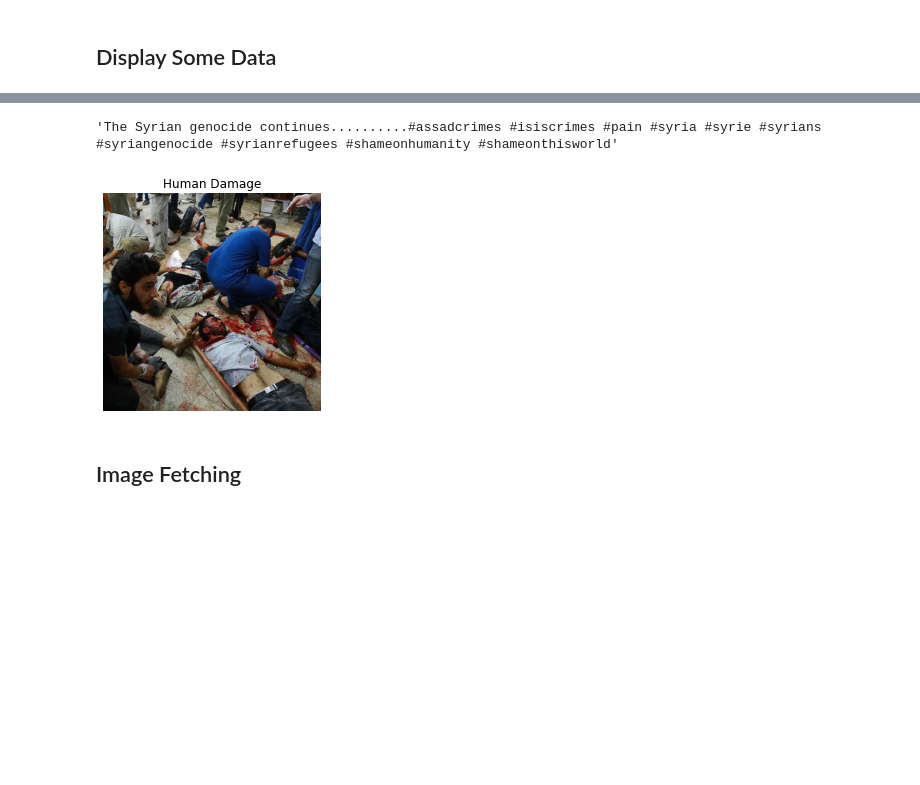
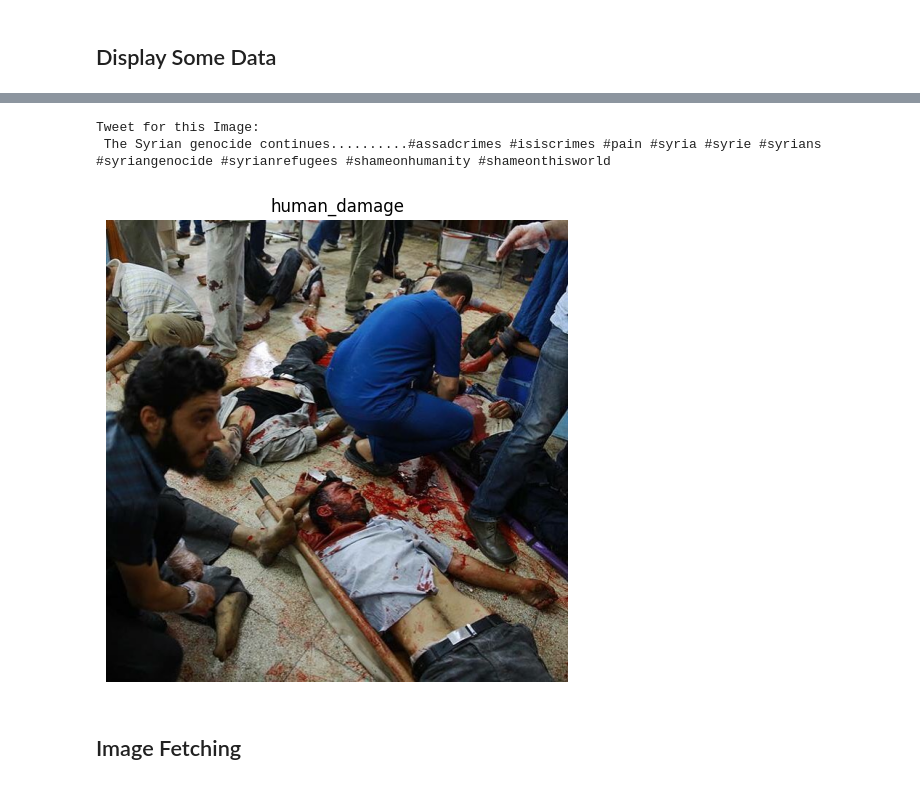
Before and after one commit to Bhanu-teja-464/motivation.github.io, a Jupyter notebook: Code/damage_identification.ipynb, the cells around one changed output, grey strips where cells are left out. Cells and saved outputs as stored; diff of their text form; code cells hidden in the pictures; blank space fills up the shorter version.

```diff
--- a/Code/damage_identification.ipynb
+++ b/Code/damage_identification.ipynb
@@ -86,7 +104,7 @@ keras.backend.clear_session()
 # %% [markdown]
 #Fetching Dataset
 # %%
-train_data = pd.read_excel(folder_path+'train.xlsx')
-test_data = pd.read_csv(folder_path+'test.xlsx')
+train_data = pd.read_excel(dataset_root+'train.xlsx')
+test_data = pd.read_csv(dataset_root+'test.xlsx')
 # %%
 train_data.columns
@@ -139,18 +182,31 @@ train_data[train_data['enc_label']==0]['tweet'].tail(50)
 ## Flood -->  210
 ## HD --> 434
 # %%
-n =434
+n = 434
+
+# Get the label of the current sample
+label = train_data['label'][n]
+
+# Construct the correct path for the image
+image_path = f"{dataset_root}{label}/images/{train_data['image'][n]}"
+
+# Load the image
 from matplotlib import image as im
-data = im.imread(dataset_path+ train_data['image'][n])
-plt.figure()
-plt.axis('off')
+data = im.imread(image_path)
+
+# Display the image
+plt.figure(figsize=(6, 6))
+plt.axis('off')  # Hide axis
 plt.imshow(data)
-plt.title('Human Damage')
-plt.savefig(folder_path+"human-D.png",bbox_inches='tight')
-train_data['tweet'][n]
+plt.title(label)  # Display the label as the title
+plt.savefig(dataset_root + "human-D.png", bbox_inches='tight')
+
+# Print the corresponding tweet
+print("Tweet for this Image:\n", train_data['tweet'][n])
 # %% [output]
-'The Syrian genocide continues..........#assadcrimes #isiscrimes #pain #syria #syrie #syrians #syriangenocide #syrianrefugees #shameonhumanity #shameonthisworld'
+Tweet for this Image:
+ The Syrian genocide continues..........#assadcrimes #isiscrimes #pain #syria #syrie #syrians #syriangenocide #syrianrefugees #shameonhumanity #shameonthisworld
-[figure, old version]
+[figure, new version]
 # %% [markdown]
 ## Image Fetching
 # %%
```
Also changed, not shown: parts of 54 cells of this notebook.
